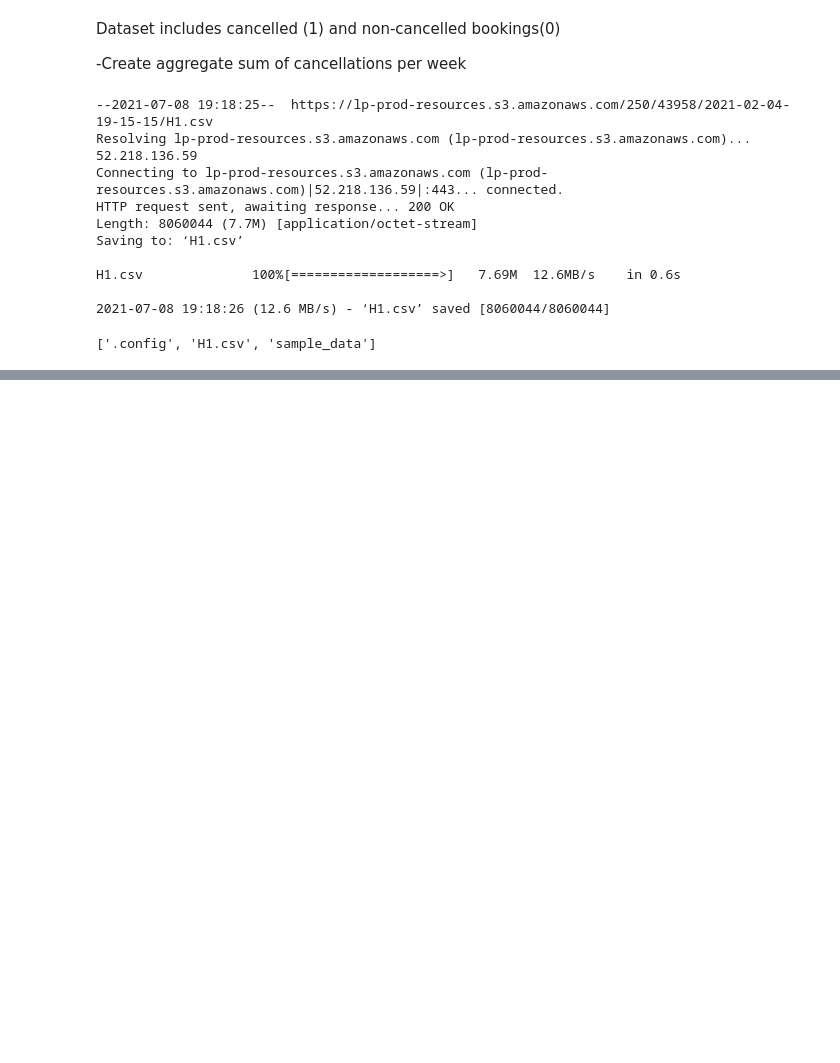
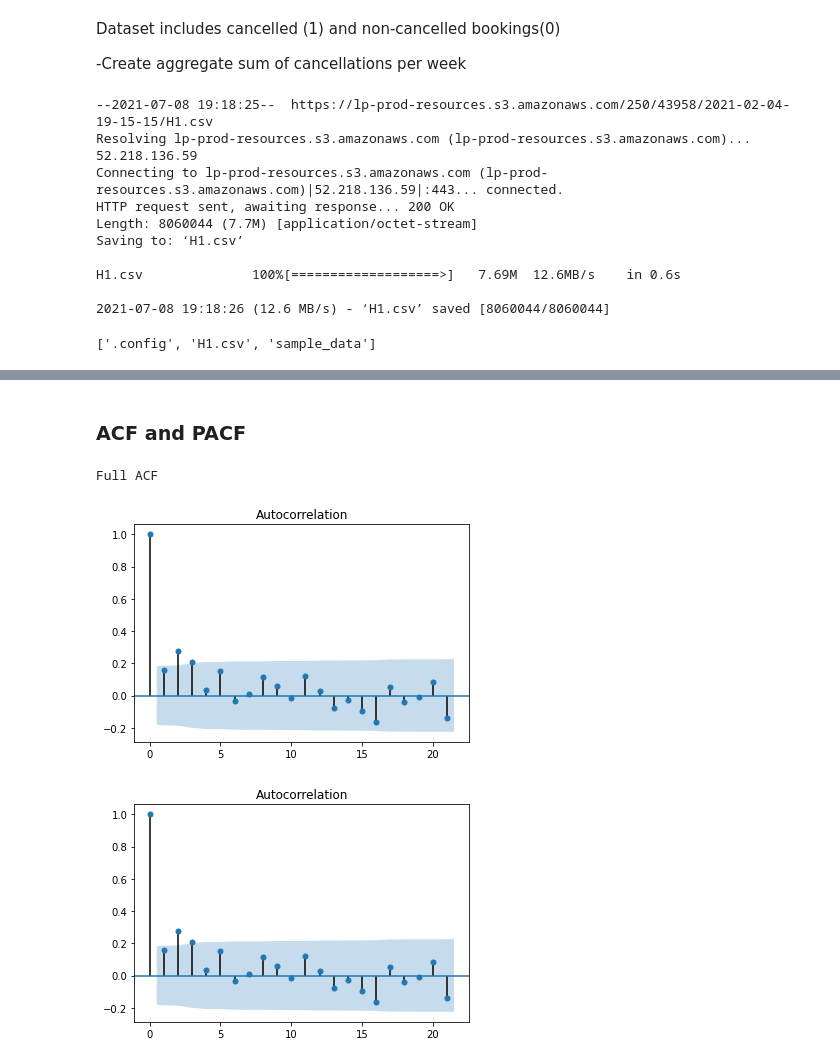
Before and after one commit to CS-Econ/ARIMA_Pyramid, a Jupyter notebook: ARIMA_Pyramid.ipynb, the cells around one changed output, grey strips where cells are left out. Saved outputs shown, nothing was run; the diff lists cells and outputs as text; code cells hidden in the pictures; blank space fills up the shorter version.

```diff
--- a/ARIMA_Pyramid.ipynb
+++ b/ARIMA_Pyramid.ipynb
@@ -48,0 +84,9 @@ Name: IsCanceled, dtype: int64
+# %% [markdown]
+### ACF and PACF
+# %%
+print('Full ACF')
+plot_acf(dfYW)
+# %% [output]
+Full ACF
+[figure, added]
+[figure, added]
```
Also changed, not shown: parts of 14 cells of this notebook.
